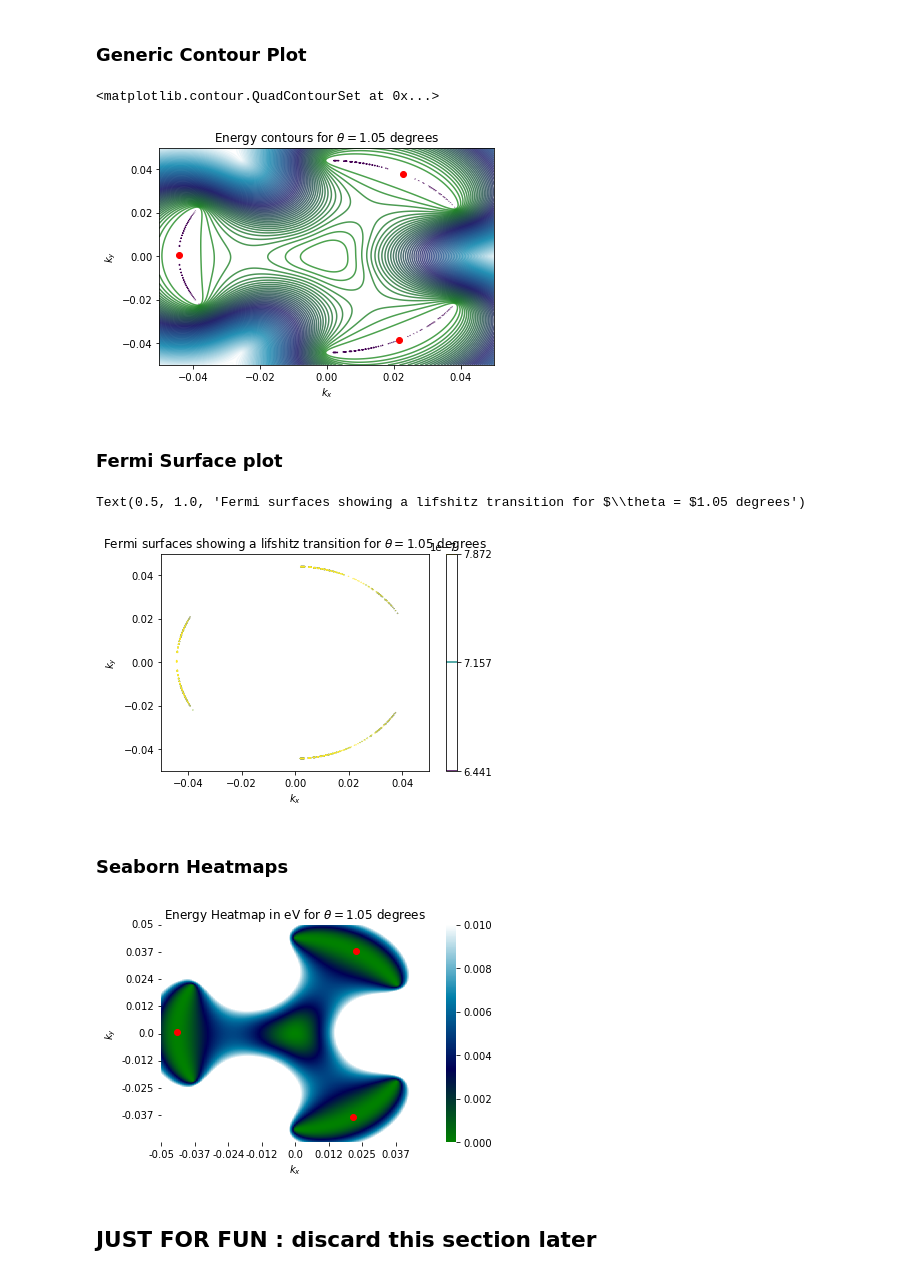
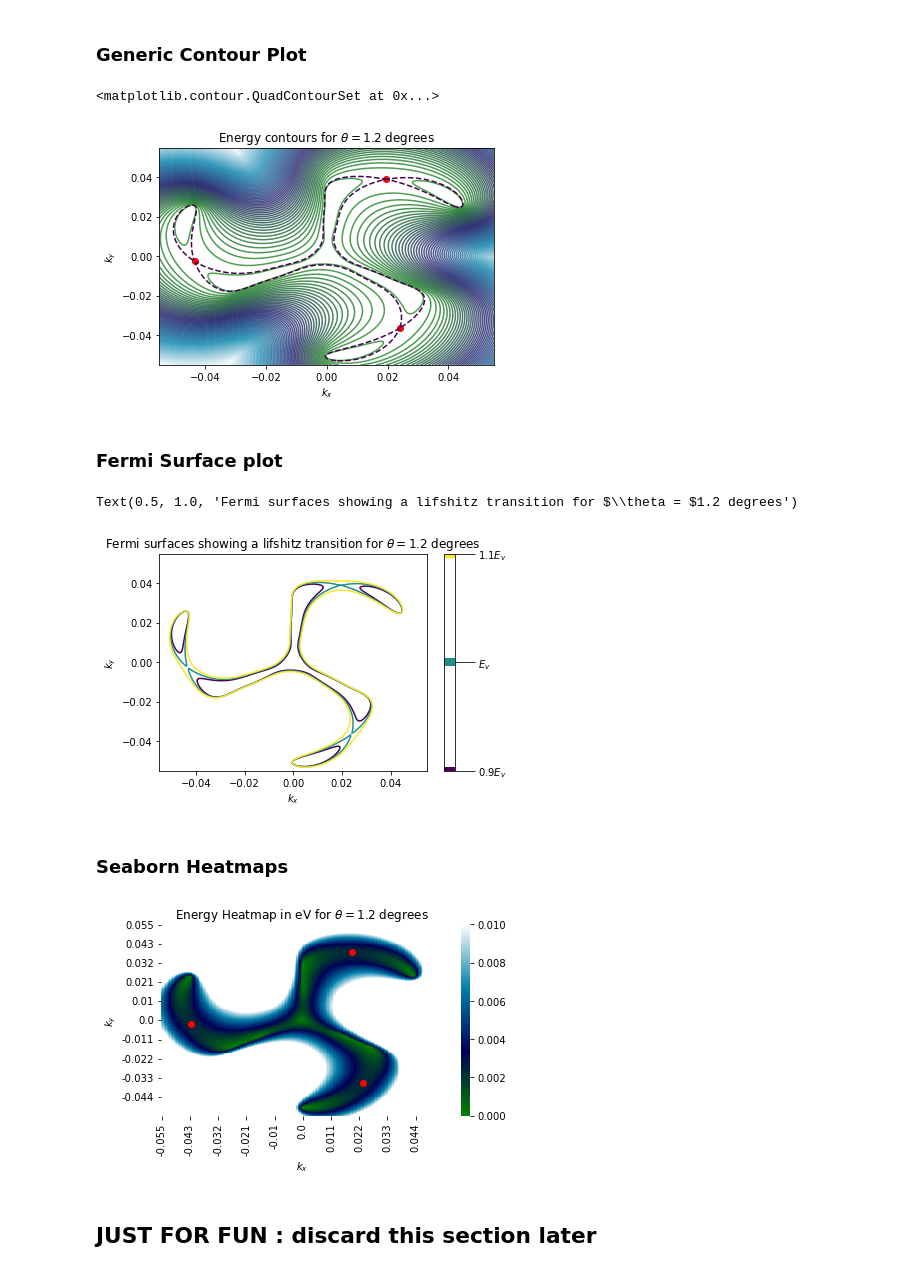
Before and after one commit to aravindhshankar/KondoVHS, a Jupyter notebook: FigureMaking.ipynb, the cells around one changed output. Cells and saved outputs as stored; diff of their text form; code cells hidden in the pictures.

```diff
--- a/FigureMaking.ipynb
+++ b/FigureMaking.ipynb
@@ -35,14 +35,16 @@ Evs = np.load('Evs.npy')
 gamma, kappa = np.load('gammakappa.npy') #No need to multiply any combinatorial factors here
 BWset = np.load('BWset.npy')
 # %%
-ival = 5
+ival = 8
 Ev = Evs[ival]
 thetai = thetaset[ival] * IN_RADIAN
 rotang = rotangs[ival][0] * IN_RADIAN
 alpha,beta = 0.5* alphabeta[ival]
 kx0,ky0 = saddleset[ival]
 # %%
-X,Y,Z = data_for_contours(thetai=thetaset[ival])
+X = np.linspace(-0.055,0.055,200)
+Y = np.linspace(-0.055,0.055,200)
+X,Y,Z = data_for_contours(thetai=thetaset[ival],X=X,Y=Y)
 # %% [markdown]
 ### Generic Contour Plot
 # %%
@@ -59,45 +61,51 @@ plt.contour(X,Y,Z,[Ev],linestyles='dashed', alpha=1,)
 #plt.savefig('FigsPaper/ContoursLog.pdf')
 # %% [output]
 <matplotlib.contour.QuadContourSet at 0x...>
-[figure, old version]
+[figure, new version]
 # %% [markdown]
 ### Fermi Surface plot
 # %%
 contour_set = [0.9*Ev,1*Ev,1.1*Ev]
 #contour_set = np.linspace(0.8*Ev,1.2*Ev,3)
 CS = plt.contour(X,Y,Z, contour_set)
-plt.colorbar(CS)
+cbar = plt.colorbar(CS)
+cbar.ax.tick_params(size=20)
+cbar.ax.set_yticklabels(['$0.9E_v$','$E_v$','$1.1E_v$'])
+cbar.lines[0].set_linewidth(8)
 plt.xlabel(r'$k_x$')
 plt.ylabel(r'$k_y$')
 plt.title("Fermi surfaces showing a lifshitz transition for $\\theta = $" + str(int(thetaset[ival] * 100)/100) + ' degrees' )
 #plt.savefig('FigsPaper/LifshitzTransition.pdf')
 # %% [output]
-Text(0.5, 1.0, 'Fermi surfaces showing a lifshitz transition for $\\theta = $1.05 degrees')
+Text(0.5, 1.0, 'Fermi surfaces showing a lifshitz transition for $\\theta = $1.2 degrees')
-[figure, old version]
+[figure, new version]
 # %% [markdown]
 ### Seaborn Heatmaps
 # %%
 fig, ax = plt.subplots(1,1)
 df = pd.DataFrame(Z[::-1])
 df.columns = [int(xval *1000)/1000 for xval in X]
 df.index = [int(yval *1000)/1000 for yval in Y][::-1]
-sns.heatmap(df, vmin=0, vmax=0.01, fmt = '.3f', cmap = 'ocean', xticklabels=50, yticklabels=50)
+sns.heatmap(df, vmin=0, vmax=0.01, fmt = '.3f', cmap = 'ocean', xticklabels=20, yticklabels=20)
 ax.set_title("Energy Heatmap in eV for $\\theta = $" + str(int(thetaset[ival] * 100)/100) + ' degrees')
 ax.set_xlabel('$k_x$')
 ax.set_ylabel('$k_y$')
+
+fig.tight_layout()
 #ax.scatter(0,100,c='r',marker = '*')
 xset = [kx0,kx120,kx240]
 yset = [ky0,ky120,ky240]
 for kxval,kyval in zip(xset,yset):
     spacingx = (np.amax(X) - np.amin(X) )/ len(X)
     xindex = (kxval - np.amin(X))/spacingx
     spacingy = (np.amax(Y) - np.amin(Y))/ len(Y)
     yindex = (-kyval - np.amin(Y))/spacingy
     ax.scatter(xindex,yindex,c='r',alpha = 1)
 
-#plt.savefig('FigsPaper/LogvHS_Heatmap.pdf')
+plt.savefig('FigsPaper/LogvHS_Heatmap.pdf')
+#plt.savefig('FigsPaper/Magic_Heatmap.pdf')
 # %% [output]
-[figure, old version]
+[figure, new version]
 # %% [markdown]
 ## JUST FOR FUN : discard this section later
 # %%
```
Also changed, not shown: parts of 6 cells of this notebook, 12 other files.
